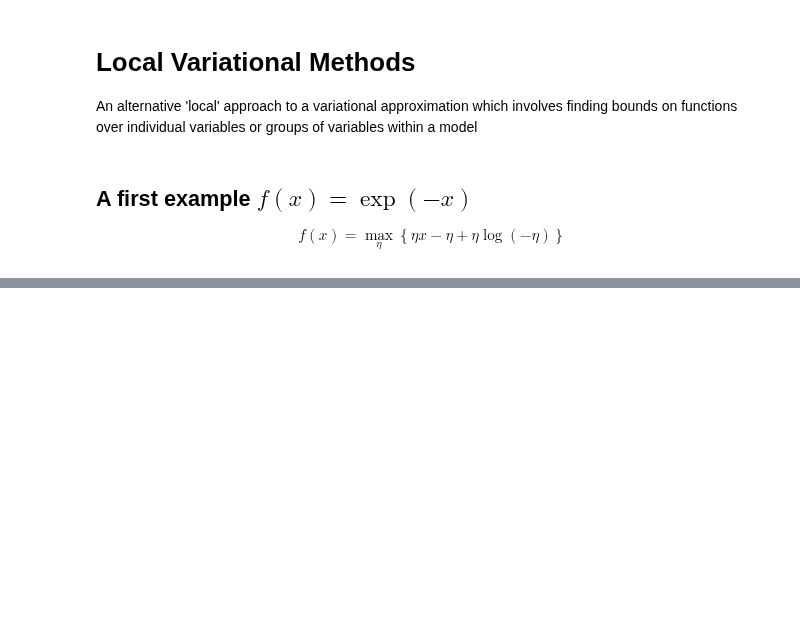
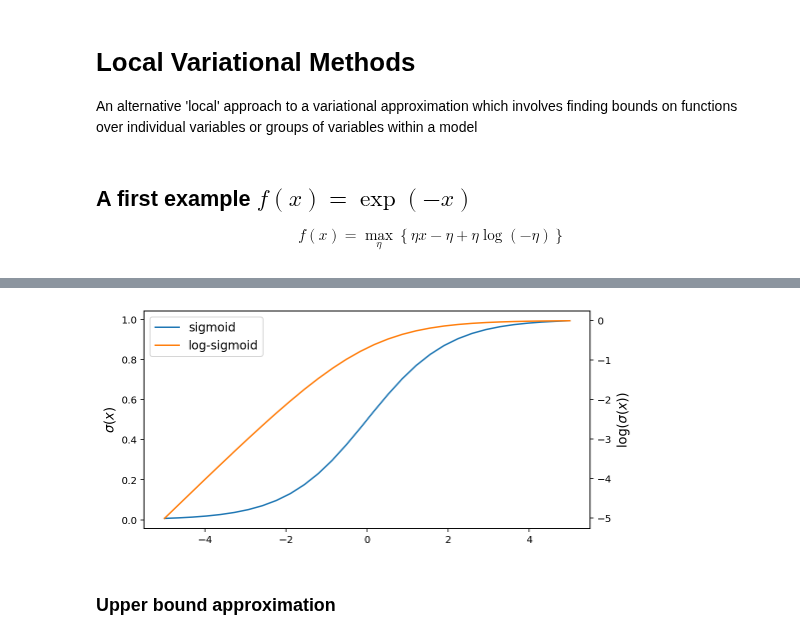
Before and after one commit to gerdm/prml, a Jupyter notebook: chapter10/local-variational-methods.ipynb, the cells around one changed output, grey strips where cells are left out. Cells and saved outputs as stored; diff of their text form; code cells hidden in the pictures; blank space fills up the shorter version.

```diff
--- a/chapter10/local-variational-methods.ipynb
+++ b/chapter10/local-variational-methods.ipynb
@@ -73,0 +76,19 @@ plt.grid()
+# %%
+def sigmoid(x):
+    return 1 / (1 + np.exp(-x))
+# %%
+xrange = np.linspace(-5, 5, 30)
+
+fig, ax = plt.subplots()
+ax2 = ax.twinx()
+l1 = ax.plot(xrange, sigmoid(xrange), label="sigmoid")
+l2 = ax2.plot(xrange, np.log(sigmoid(xrange)), c="tab:orange", label="log-sigmoid")
+lines = l1 + l2
+labels = [l.get_label() for l in lines]
+ax.legend(lines, labels, loc=0, fontsize=12)
+ax.set_ylabel(r"$\sigma(x)$", fontsize=13)
+ax2.set_ylabel(r"$\log(\sigma(x))$", fontsize=13);
+# %% [output]
+[figure, added]
+# %% [markdown]
+### Upper bound approximation
```
Also changed, not shown: parts of 5 cells of this notebook.
